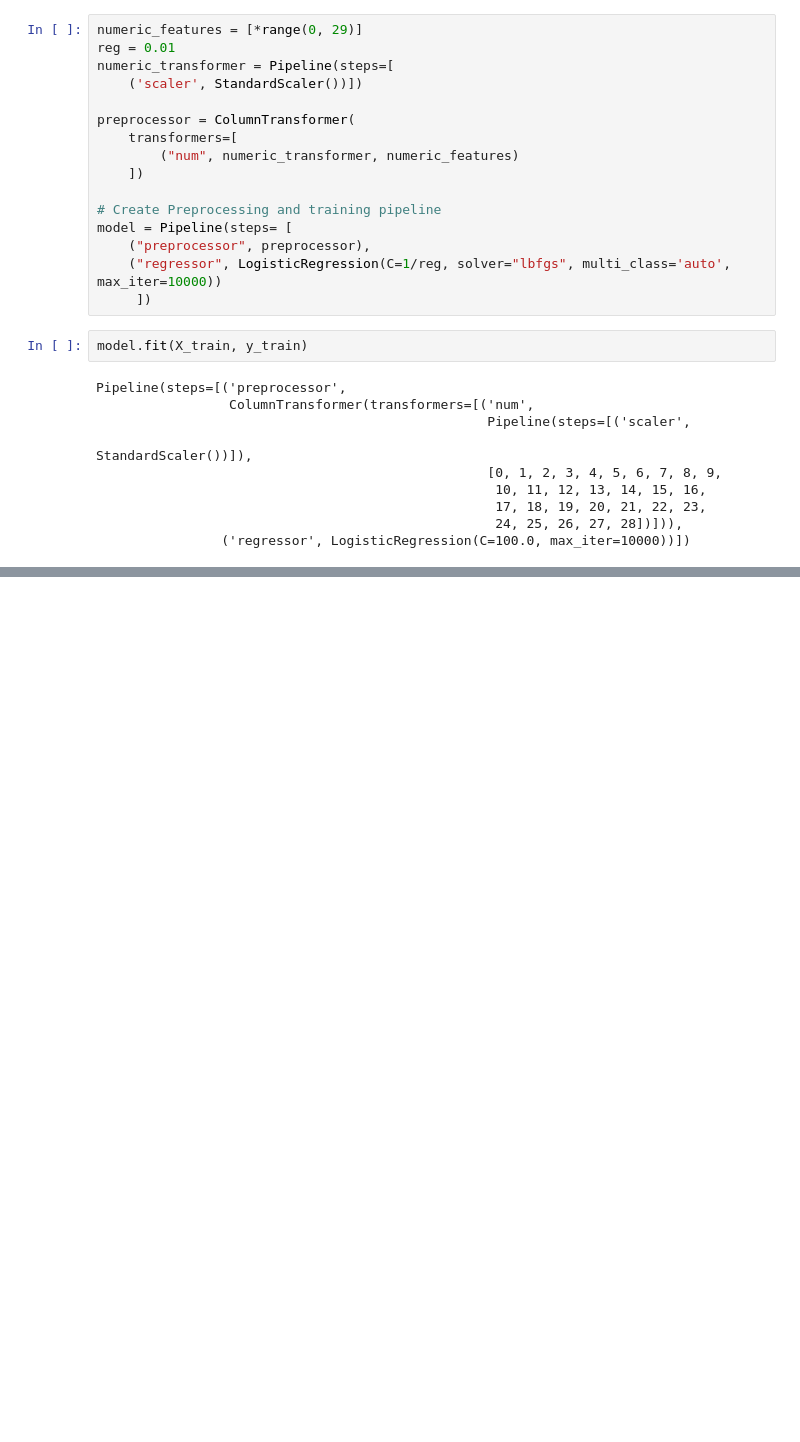
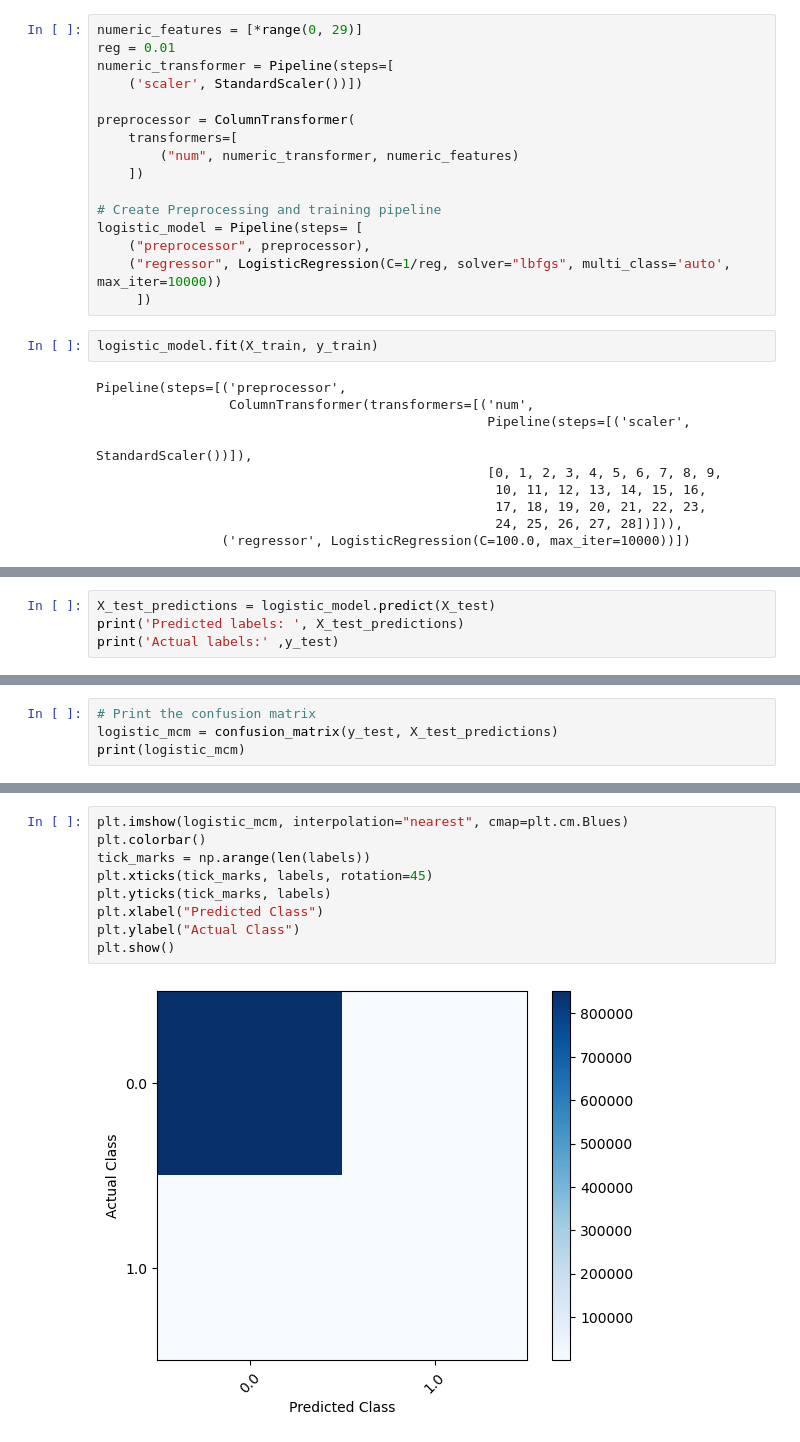
Before and after one commit to AlugoIdris/Credit-Card-Fraud-Detection, a Jupyter notebook: Credit Card Fraud Detection.ipynb, the cells around one changed output, grey strips where cells are left out. Drawn from its saved outputs; the diff is of its cells as text; blank space fills up the shorter version.

```diff
--- a/Credit Card Fraud Detection.ipynb
+++ b/Credit Card Fraud Detection.ipynb
@@ -313,12 +317,12 @@ preprocessor = ColumnTransformer(
     ])
 
 # Create Preprocessing and training pipeline
-model = Pipeline(steps= [
+logistic_model = Pipeline(steps= [
     ("preprocessor", preprocessor),
     ("regressor", LogisticRegression(C=1/reg, solver="lbfgs", multi_class='auto', max_iter=10000))
      ])
 # %%
-model.fit(X_train, y_train)
+logistic_model.fit(X_train, y_train)
 # %% [output]
 Pipeline(steps=[('preprocessor',
                  ColumnTransformer(transformers=[('num',
@@ -438,0 +338,4 @@ Accuracy on Test Data:  0.9992263775979551
+# %%
+X_test_predictions = logistic_model.predict(X_test)
+print('Predicted labels: ', X_test_predictions)
+print('Actual labels:' ,y_test)
@@ -438,0 +462,4 @@ Accuracy on Test Data:  0.9992263775979551
+# %%
+# Print the confusion matrix
+logistic_mcm = confusion_matrix(y_test, X_test_predictions)
+print(logistic_mcm)
@@ -438,0 +469,11 @@ Accuracy on Test Data:  0.9992263775979551
+# %%
+plt.imshow(logistic_mcm, interpolation="nearest", cmap=plt.cm.Blues)
+plt.colorbar()
+tick_marks = np.arange(len(labels))
+plt.xticks(tick_marks, labels, rotation=45)
+plt.yticks(tick_marks, labels)
+plt.xlabel("Predicted Class")
+plt.ylabel("Actual Class")
+plt.show()
+# %% [output]
+[figure, added]
```
Also changed, not shown: parts of 58 cells of this notebook.
